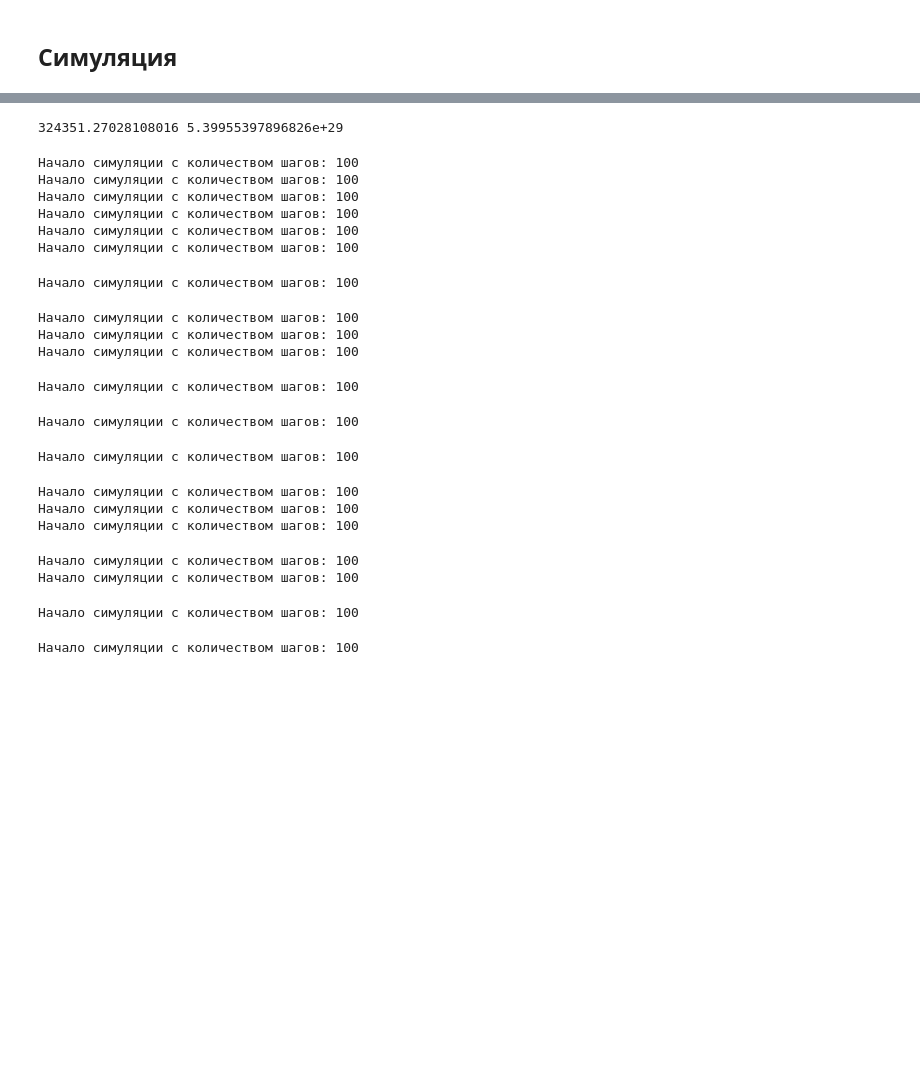
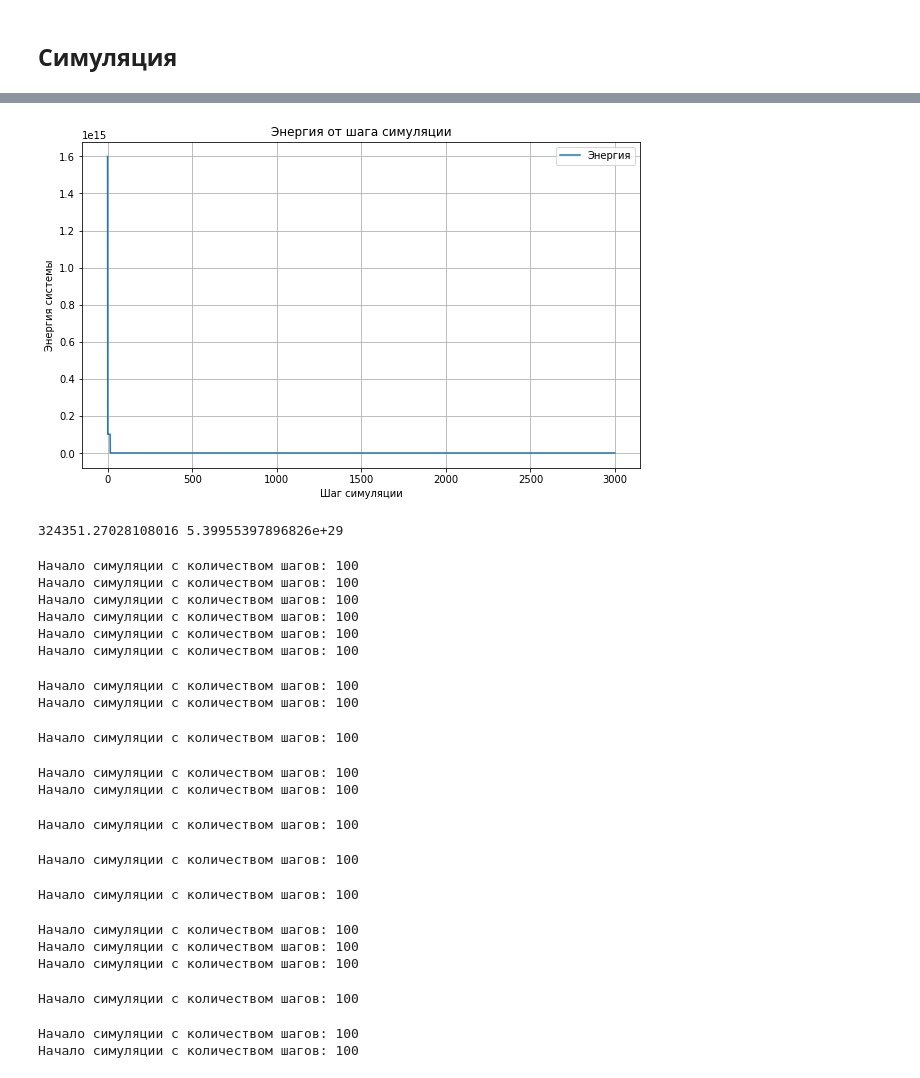
Before and after one commit to rknzhl/polymerization, a Jupyter notebook: main.ipynb, the cells around one changed output, grey strips where cells are left out. Saved outputs shown, nothing was run; the diff lists cells and outputs as text; code cells hidden in the pictures; blank space fills up the shorter version.

```diff
--- a/main.ipynb
+++ b/main.ipynb
@@ -23,6 +29,6 @@ model.plot_energy()
 # %%
 # Создание экземпляра модели и запуск симуляции
-model = ProteinModel(300, temperature=300, mode='random')
-model.run_simulation(num_steps=50, save_video=True)
+model = ProteinModel(15, temperature=300, mode='random')
+model.run_simulation(num_steps=200, save_video=True)
 model.plot_energy()
 # %% [output]
@@ -32,10 +210,14 @@ model.plot_energy()
+# %%
+model.plot_energy()
+# %% [output]
+[figure, added]
 # %%
 av_en, c = model.calculate_statistics()
 print(av_en, c)
 # %% [output]
 324351.27028108016 5.39955397896826e+29
 # %%
-temperatures, heat_cap, avg_energies = run_statistics(range(273 + 20, 273 + 80,3), 3)
+temperatures, heat_cap, avg_energies = run_statistics(np.arange(315, 345, 0.25), 15, 100, 'random')
 # %% [output]
 Начало симуляции с количеством шагов: 100
 Начало симуляции с количеством шагов: 100
@@ -44,19 +226,19 @@ temperatures, heat_cap, avg_energies = run_statistics(range(273 + 20, 273 + 80,3
 Начало симуляции с количеством шагов: 100
 Начало симуляции с количеством шагов: 100
 Начало симуляции с количеством шагов: 100
+Начало симуляции с количеством шагов: 100
 Начало симуляции с количеством шагов: 100
-Начало симуляции с количеством шагов: 100
-Начало симуляции с количеством шагов: 100
 Начало симуляции с количеством шагов: 100
+Начало симуляции с количеством шагов: 100
 Начало симуляции с количеством шагов: 100
 Начало симуляции с количеством шагов: 100
 Начало симуляции с количеством шагов: 100
-Начало симуляции с количеством шагов: 100
-Начало симуляции с количеством шагов: 100
 Начало симуляции с количеством шагов: 100
 Начало симуляции с количеством шагов: 100
+Начало симуляции с количеством шагов: 100
 Начало симуляции с количеством шагов: 100
 Начало симуляции с количеством шагов: 100
+Начало симуляции с количеством шагов: 100
 # %%
 save_statistics(temperatures, heat_cap, avg_energies, 3 * 3 * 3, filename='statistics.csv')
 # %%
```
Also changed, not shown: parts of 6 cells of this notebook, 4 other files.
